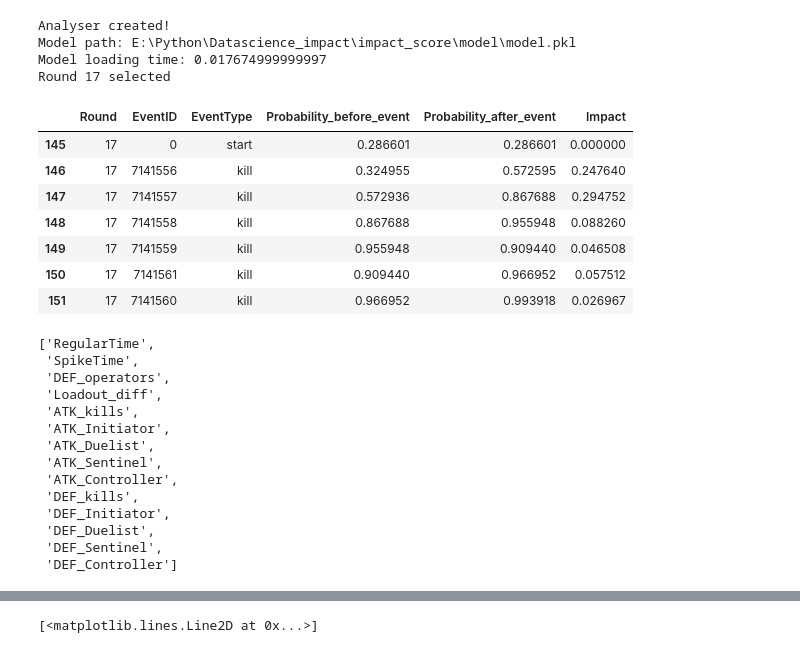
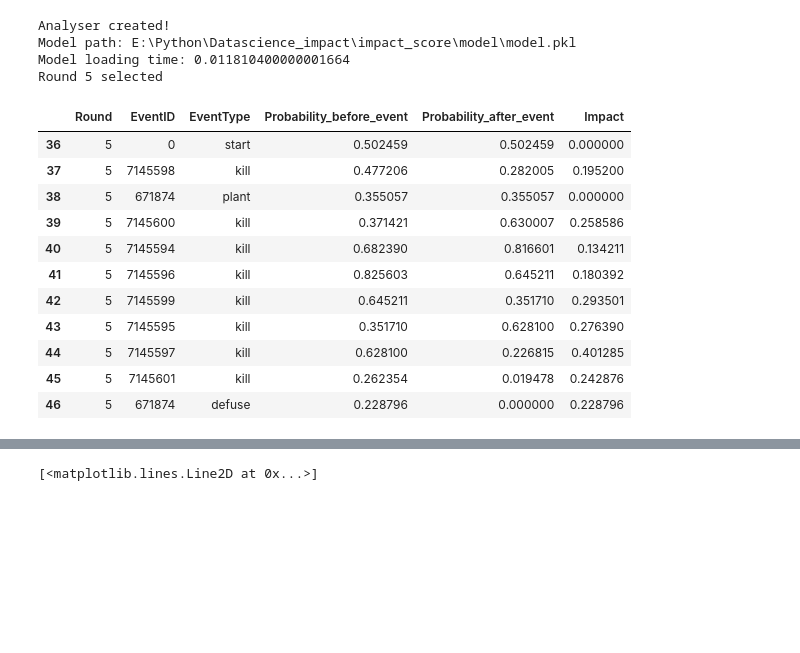
Before and after one commit to mateusb12/valorant_impact, a Jupyter notebook: impact_score/model/model_improvement/probability_test.ipynb, the cells around one changed output, grey strips where cells are left out. Saved outputs shown, nothing was run; the diff lists cells and outputs as text; code cells hidden in the pictures; blank space fills up the shorter version.

Commit message:
More hardcoded kill situations and no more double starts
Former-commit-id: 38217567ab6a4d570ad5ca9ee3a72ddc3bf52b2c

```diff
--- a/impact_score/model/model_improvement/probability_test.ipynb
+++ b/impact_score/model/model_improvement/probability_test.ipynb
@@ -13,38 +13,25 @@ Model loading time: 0.007458900000003155
 # %%
 from impact_score.impact.match_analysis import RoundReplay
 
 rr_instance = RoundReplay()
-rr_instance.set_match(54261)
-rr_instance.choose_round(17)
+rr_instance.set_match(54292)
+rr_instance.choose_round(5)
 aux = rr_instance.get_round_probability(side="atk")
 pd.DataFrame(aux)
 # %% [output]
 Analyser created!
 Model path: E:\Python\Datascience_impact\impact_score\model\model.pkl
-Model loading time: 0.017674999999997
-Round 17 selected
+Model loading time: 0.011810400000001664
+Round 5 selected
 |  | Round | EventID | EventType | Probability_before_event | Probability_after_event | Impact |
-| 145 | 17 | 0 | start | 0.286601 | 0.286601 | 0.000000 |
-| 146 | 17 | 7141556 | kill | 0.324955 | 0.572595 | 0.247640 |
-| 147 | 17 | 7141557 | kill | 0.572936 | 0.867688 | 0.294752 |
-| 148 | 17 | 7141558 | kill | 0.867688 | 0.955948 | 0.088260 |
-| 149 | 17 | 7141559 | kill | 0.955948 | 0.909440 | 0.046508 |
-| 150 | 17 | 7141561 | kill | 0.909440 | 0.966952 | 0.057512 |
-| 151 | 17 | 7141560 | kill | 0.966952 | 0.993918 | 0.026967 |
+| 36 | 5 | 0 | start | 0.502459 | 0.502459 | 0.000000 |
+| 37 | 5 | 7145598 | kill | 0.477206 | 0.282005 | 0.195200 |
+| 38 | 5 | 671874 | plant | 0.355057 | 0.355057 | 0.000000 |
+| 39 | 5 | 7145600 | kill | 0.371421 | 0.630007 | 0.258586 |
+| 40 | 5 | 7145594 | kill | 0.682390 | 0.816601 | 0.134211 |
+| 41 | 5 | 7145596 | kill | 0.825603 | 0.645211 | 0.180392 |
+| 42 | 5 | 7145599 | kill | 0.645211 | 0.351710 | 0.293501 |
+| 43 | 5 | 7145595 | kill | 0.351710 | 0.628100 | 0.276390 |
+| 44 | 5 | 7145597 | kill | 0.628100 | 0.226815 | 0.401285 |
+| 45 | 5 | 7145601 | kill | 0.262354 | 0.019478 | 0.242876 |
+| 46 | 5 | 671874 | defuse | 0.228796 | 0.000000 | 0.228796 |
-# %%
-model.feature_name_
-# %% [output]
-['RegularTime',
- 'SpikeTime',
- 'DEF_operators',
- 'Loadout_diff',
- 'ATK_kills',
- 'ATK_Initiator',
- 'ATK_Duelist',
- 'ATK_Sentinel',
- 'ATK_Controller',
- 'DEF_kills',
- 'DEF_Initiator',
- 'DEF_Duelist',
- 'DEF_Sentinel',
- 'DEF_Controller']
```
Also changed, not shown: parts of 6 cells of this notebook, 2 other files.
